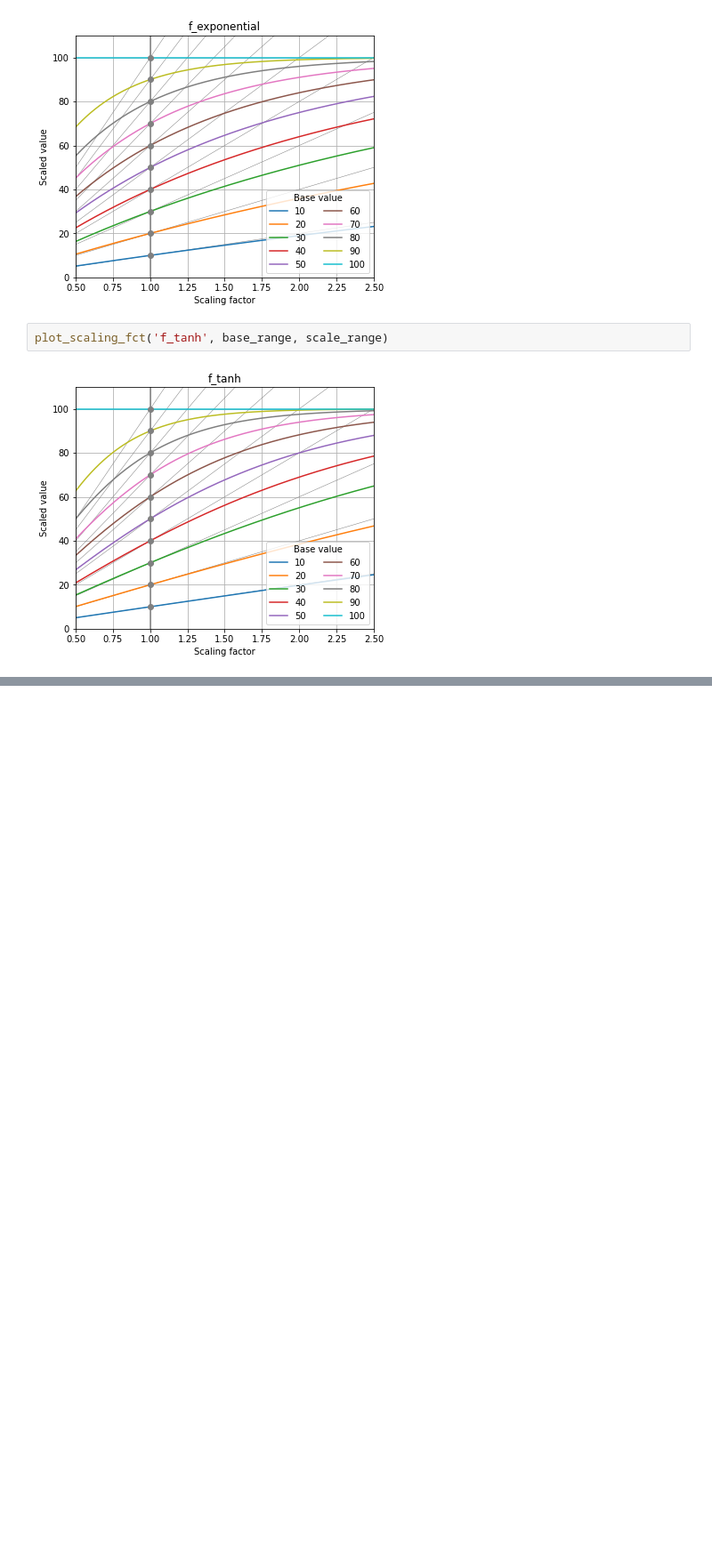
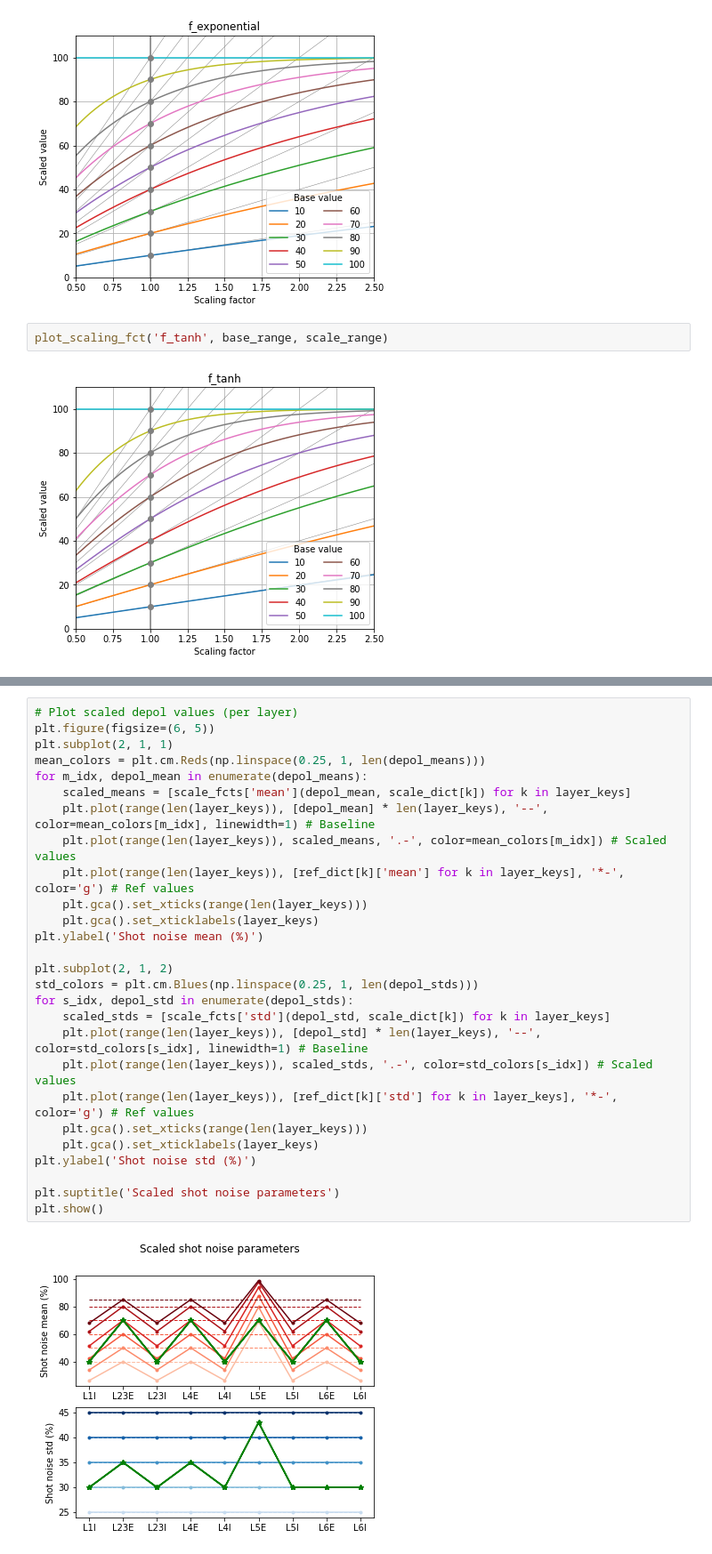
Before and after one commit to BlueBrain/dendritic_synapse_density, a Jupyter notebook: notebooks/MissingSynapses.ipynb, the cells around one changed output, grey strips where cells are left out. Shown: that part at 89% size. Drawn from its saved outputs; the diff is of its cells as text; blank space fills up the shorter version.

Commit message:
Added shot noise parameter comparison

```diff
--- a/notebooks/MissingSynapses.ipynb
+++ b/notebooks/MissingSynapses.ipynb
@@ -179,0 +206,29 @@ plot_scaling_fct('f_tanh', base_range, scale_range)
+# %%
+# Plot scaled depol values (per layer)
+plt.figure(figsize=(6, 5))
+plt.subplot(2, 1, 1)
+mean_colors = plt.cm.Reds(np.linspace(0.25, 1, len(depol_means)))
+for m_idx, depol_mean in enumerate(depol_means):
+    scaled_means = [scale_fcts['mean'](depol_mean, scale_dict[k]) for k in layer_keys]
+    plt.plot(range(len(layer_keys)), [depol_mean] * len(layer_keys), '--', color=mean_colors[m_idx], linewidth=1) # Baseline
+    plt.plot(range(len(layer_keys)), scaled_means, '.-', color=mean_colors[m_idx]) # Scaled values
+    plt.plot(range(len(layer_keys)), [ref_dict[k]['mean'] for k in layer_keys], '*-', color='g') # Ref values
+    plt.gca().set_xticks(range(len(layer_keys)))
+    plt.gca().set_xticklabels(layer_keys)
+plt.ylabel('Shot noise mean (%)')
+
+plt.subplot(2, 1, 2)
+std_colors = plt.cm.Blues(np.linspace(0.25, 1, len(depol_stds)))
+for s_idx, depol_std in enumerate(depol_stds):
+    scaled_stds = [scale_fcts['std'](depol_std, scale_dict[k]) for k in layer_keys]
+    plt.plot(range(len(layer_keys)), [depol_std] * len(layer_keys), '--', color=std_colors[s_idx], linewidth=1) # Baseline
+    plt.plot(range(len(layer_keys)), scaled_stds, '.-', color=std_colors[s_idx]) # Scaled values
+    plt.plot(range(len(layer_keys)), [ref_dict[k]['std'] for k in layer_keys], '*-', color='g') # Ref values
+    plt.gca().set_xticks(range(len(layer_keys)))
+    plt.gca().set_xticklabels(layer_keys)
+plt.ylabel('Shot noise std (%)')
+
+plt.suptitle('Scaled shot noise parameters')
+plt.show()
+# %% [output]
+[figure, added]
```
Also changed, not shown: parts of 2 cells of this notebook.
